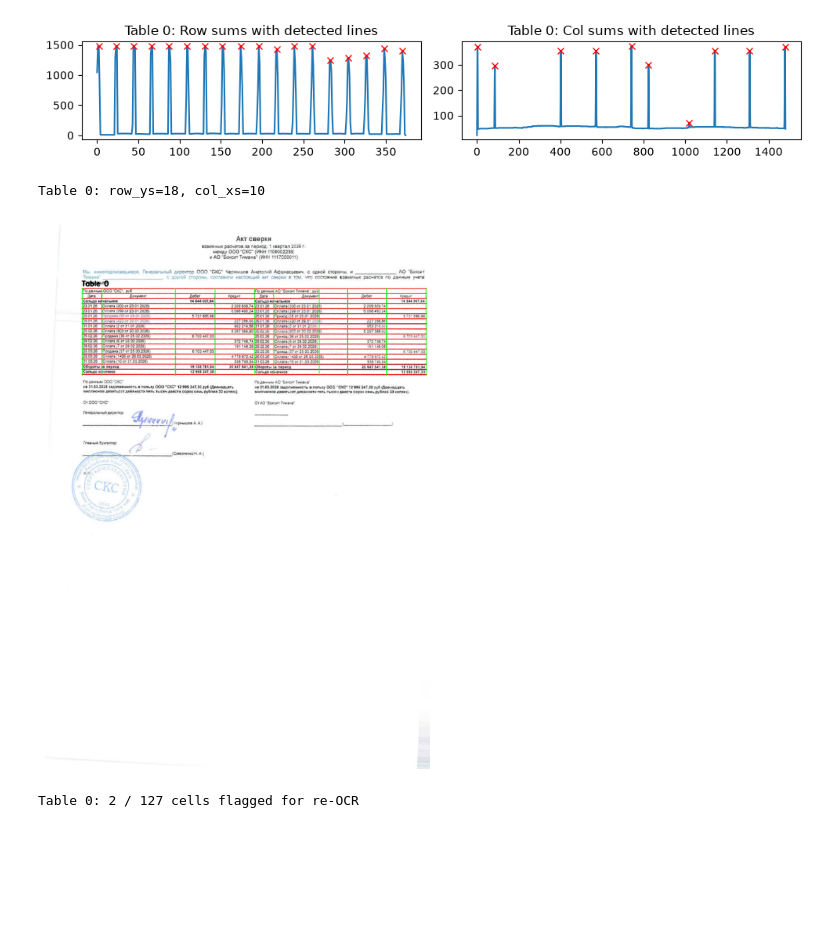
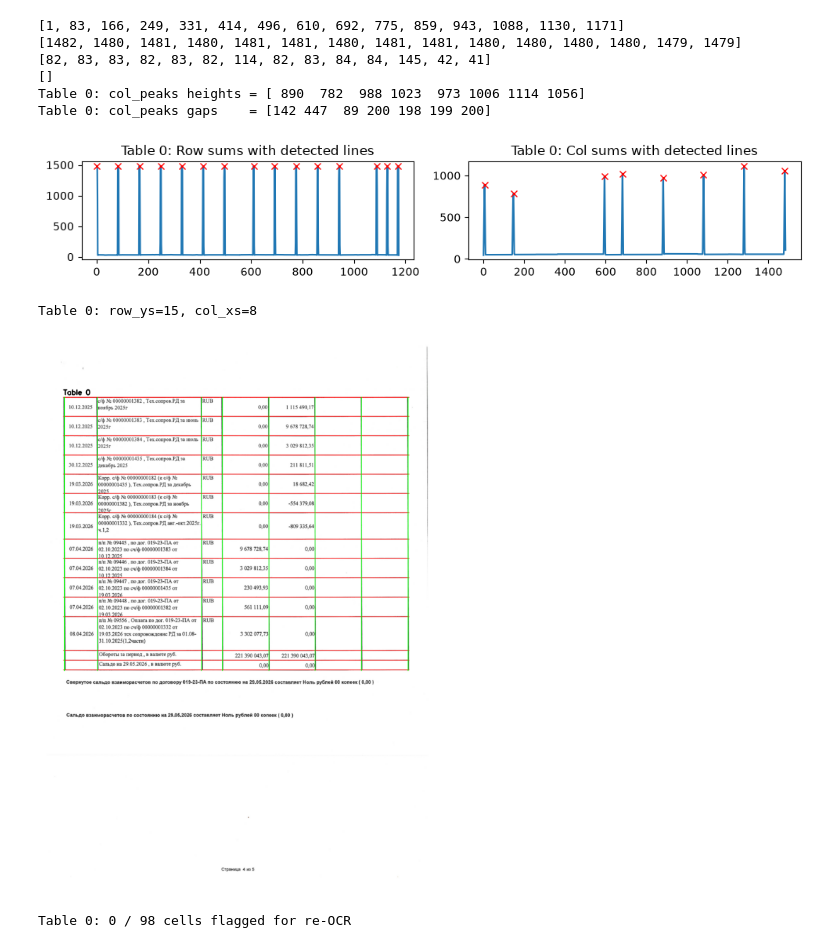
Before and after one commit to SergeyKrasnoslobodtsev/recon_vision, a Jupyter notebook: notebooks/test_table_detector.ipynb, the cells around one changed output. Cells and saved outputs as stored; diff of their text form; code cells hidden in the pictures; blank space fills up the shorter version.

```diff
--- a/notebooks/test_table_detector.ipynb
+++ b/notebooks/test_table_detector.ipynb
@@ -3,7 +3,7 @@ from pathlib import Path
 
 import confnotebook
 
-source = Path("../examples/test/bag_15062026")
+source = Path("../examples/RPA-6542")
 
 files = sorted(source.glob("*.pdf"))
 
@@ -30,6 +30,6 @@ for i, file in enumerate(files):
 # %%
-IDX_FILE = 45
-NUM_PAGE = 0
+IDX_FILE = 6
+NUM_PAGE = 3
 
 DEBUG = True
 # %%
@@ -196,6 +196,6 @@ plt.show()
 # %%
 n = len(table_candidates)
-fig, axes = plt.subplots(n, 1, figsize=(10, 5))
+fig, axes = plt.subplots(n, 1, figsize=(10, 15))
 axes = np.atleast_1d(axes).ravel()
 
 
@@ -239,37 +239,54 @@ for i, bbox in enumerate(table_candidates):
     median_height = float(np.median(heights))
 
     mask, _ = detector._clean_mask_table(bbox, boxes, median_height)
     row_pix = sum_pixel_axis(mask, axis=1)
     col_pix = sum_pixel_axis(mask, axis=0)
 
     row_peaks = find_lines_with_edges(
         row_pix,
-        distance=10,
-        prominence_frac=0.2,
+        distance=20,
+        prominence_frac=0.3,
         edge_check_width=5,
         edge_frac=0.5,
     )
 
     col_peaks = find_lines_with_edges(
         col_pix,
         distance=20,
-        prominence_frac=0.2,
+        prominence_frac=0.3,
         edge_check_width=5,
         edge_frac=0.5,
     )
+
+    row_peaks_arr = np.asarray(row_peaks)
+    np.set_printoptions(threshold=np.inf)
+    print(row_peaks_arr.tolist())
+    print(row_pix[row_peaks_arr].tolist())
+    print(np.diff(row_peaks_arr).tolist())
+    print(row_pix[1350:1600].tolist())
+
+    col_peaks_arr = np.asarray(col_peaks)
+    print(f"Table {i}: col_peaks heights = {col_pix[col_peaks_arr]}")
+    print(f"Table {i}: col_peaks gaps    = {np.diff(col_peaks_arr)}")
 
     ax_rows, ax_cols = axes[i, 0], axes[i, 1]
     ax_rows.plot(row_pix)
     ax_rows.plot(row_peaks, row_pix[row_peaks], "rx")
     ax_rows.set_title(f"Table {i}: Row sums with detected lines")
     ax_cols.plot(col_pix)
     ax_cols.plot(col_peaks, col_pix[col_peaks], "rx")
     ax_cols.set_title(f"Table {i}: Col sums with detected lines")
 
 fig.tight_layout()
 plt.show()
 # %% [output]
+[1, 83, 166, 249, 331, 414, 496, 610, 692, 775, 859, 943, 1088, 1130, 1171]
+[1482, 1480, 1481, 1480, 1481, 1481, 1480, 1481, 1481, 1480, 1480, 1480, 1480, 1479, 1479]
+[82, 83, 83, 82, 83, 82, 114, 82, 83, 84, 84, 145, 42, 41]
+[]
+Table 0: col_peaks heights = [ 890  782  988 1023  973 1006 1114 1056]
+Table 0: col_peaks gaps    = [142 447  89 200 198 199 200]
-[figure, old version]
+[figure, new version]
 # %%
 vis_grid = img.copy()
 
@@ -300,8 +317,8 @@ plt.imshow(vis_grid)
 plt.axis("off")
 plt.show()
 # %% [output]
-Table 0: row_ys=18, col_xs=10
+Table 0: row_ys=15, col_xs=8
-[figure, old version]
+[figure, new version]
 # %%
 from PIL import Image, ImageDraw, ImageFont
 
@@ -357,7 +374,7 @@ for i, bbox in enumerate(table_candidates):
 vis_reocr = Image.alpha_composite(base, overlay).convert("RGB")
 vis_reocr.show()
 # %% [output]
-Table 0: 2 / 127 cells flagged for re-OCR
+Table 0: 0 / 98 cells flagged for re-OCR
 # %%
 from PIL import Image, ImageDraw, ImageFont
 
```
Also changed, not shown: parts of 11 cells of this notebook, 2 other files.
